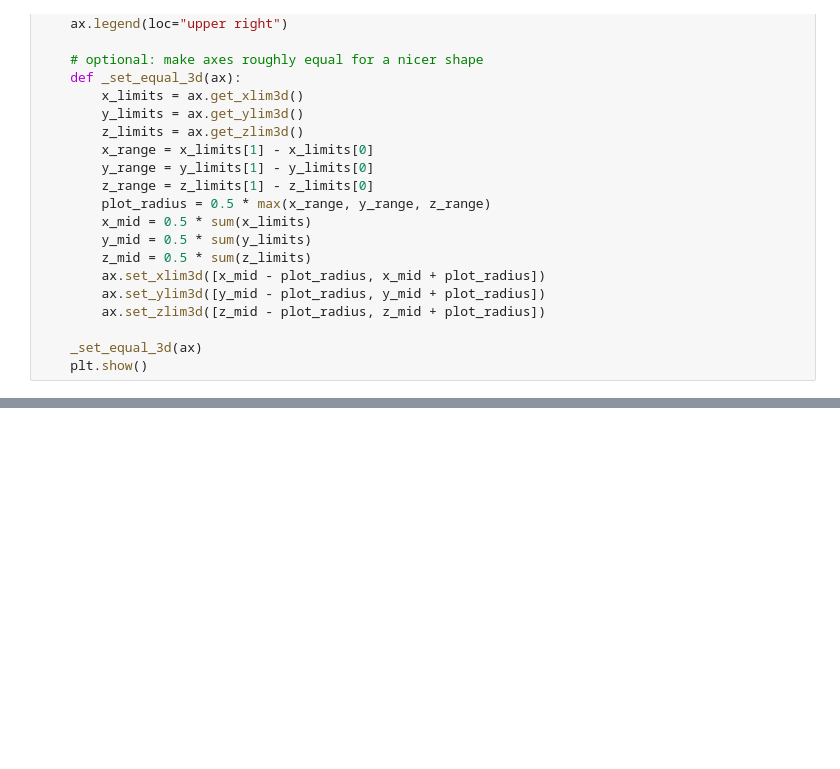
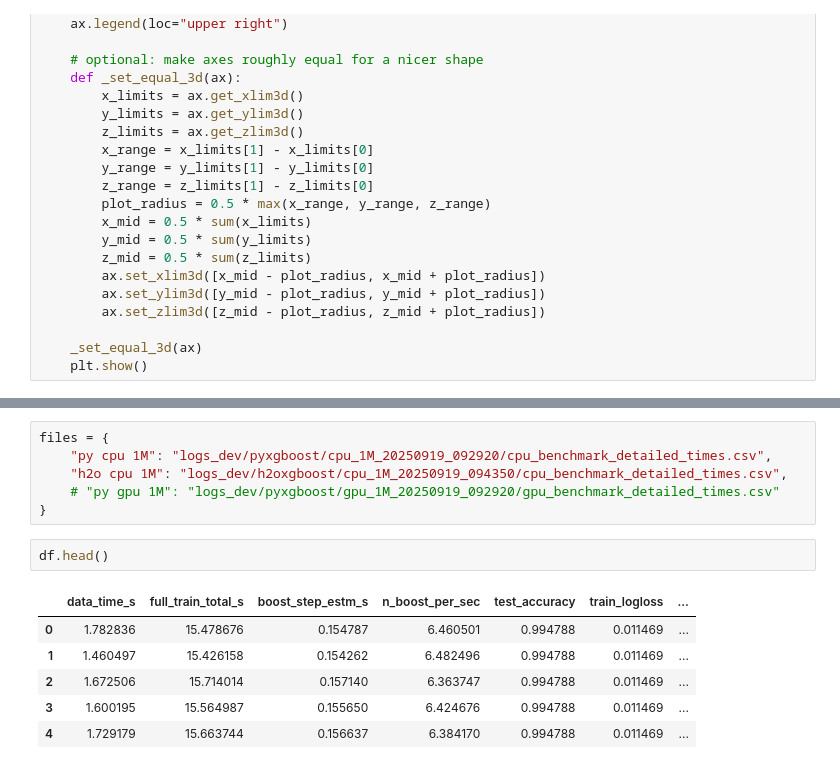
Before and after one commit to jonathankabala/xgboost_benchmark, a Jupyter notebook: src/misc.ipynb, the cells around one changed output, grey strips where cells are left out. Cells and saved outputs as stored; diff of their text form; blank space fills up the shorter version.

```diff
--- a/src/misc.ipynb
+++ b/src/misc.ipynb
@@ -120,0 +115,15 @@ plot_3d_gaussians(mean_a, std_a, mean_b, std_b)
+# %%
+files = {
+    "py cpu 1M": "logs_dev/pyxgboost/cpu_1M_20250919_092920/cpu_benchmark_detailed_times.csv",
+    "h2o cpu 1M": "logs_dev/h2oxgboost/cpu_1M_20250919_094350/cpu_benchmark_detailed_times.csv",
+    # "py gpu 1M": "logs_dev/pyxgboost/gpu_1M_20250919_092920/gpu_benchmark_detailed_times.csv"
+}
+# %%
+df.head()
+# %% [output]
+|  | data_time_s | full_train_total_s | boost_step_estm_s | n_boost_per_sec | test_accuracy | train_logloss | ... |
+| 0 | 1.782836 | 15.478676 | 0.154787 | 6.460501 | 0.994788 | 0.011469 | ... |
+| 1 | 1.460497 | 15.426158 | 0.154262 | 6.482496 | 0.994788 | 0.011469 | ... |
+| 2 | 1.672506 | 15.714014 | 0.157140 | 6.363747 | 0.994788 | 0.011469 | ... |
+| 3 | 1.600195 | 15.564987 | 0.155650 | 6.424676 | 0.994788 | 0.011469 | ... |
+| 4 | 1.729179 | 15.663744 | 0.156637 | 6.384170 | 0.994788 | 0.011469 | ... |
```
Also changed, not shown: parts of 11 cells of this notebook, 5 other files.
